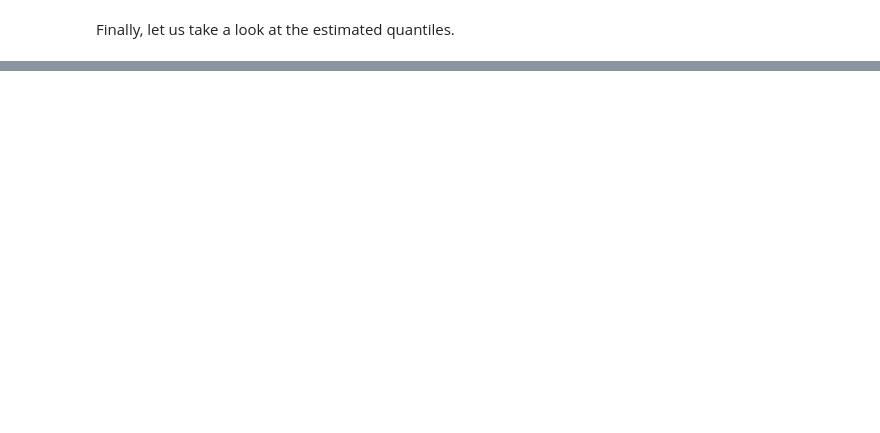
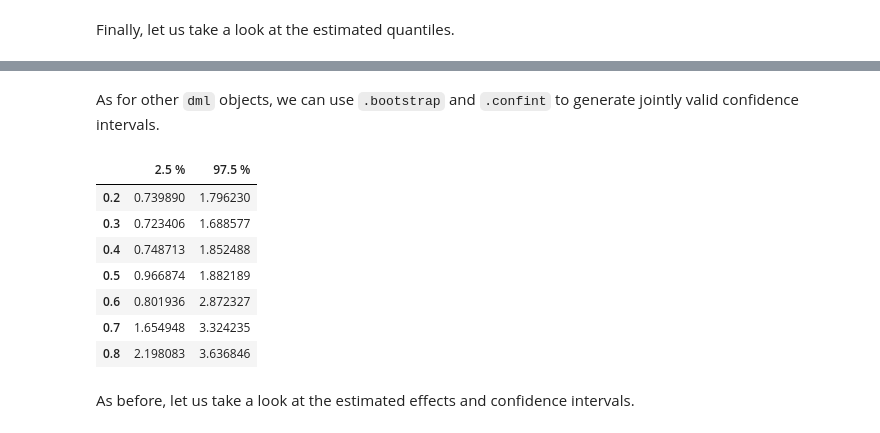
Before and after one commit to DoubleML/doubleml-docs, a Jupyter notebook: doc/examples/py_double_ml_lpq.ipynb, the cells around one changed output, grey strips where cells are left out. Cells and saved outputs as stored; diff of their text form; code cells hidden in the pictures; blank space fills up the shorter version.

```diff
--- a/doc/examples/py_double_ml_lpq.ipynb
+++ b/doc/examples/py_double_ml_lpq.ipynb
@@ -190,6 +212,20 @@ print(LQTE_est)
+# %% [markdown]
+As for other ``dml`` objects, we can use ``.bootstrap`` and ``.confint`` to generate jointly valid confidence intervals.
 # %%
 dml_LQTE.bootstrap(n_rep_boot=2000)
-ci_LQTE= dml_LQTE.confint(level=0.95, joint=False).to_numpy()
+ci_LQTE = dml_LQTE.confint(level=0.95, joint=True)
+ci_LQTE
+# %% [output]
+|  | 2.5 % | 97.5 % |
+| 0.2 | 0.739890 | 1.796230 |
+| 0.3 | 0.723406 | 1.688577 |
+| 0.4 | 0.748713 | 1.852488 |
+| 0.5 | 0.966874 | 1.882189 |
+| 0.6 | 0.801936 | 2.872327 |
+| 0.7 | 1.654948 | 3.324235 |
+| 0.8 | 2.198083 | 3.636846 |
+# %% [markdown]
+As before, let us take a look at the estimated effects and confidence intervals.
 # %%
 LQTE = Y1_quant - Y0_quant
 data = {"Quantile": tau_vec, "LQTE": LQTE, "DML LQTE": LQTE_est,
```
Also changed, not shown: parts of 15 cells of this notebook, 1 other file.
